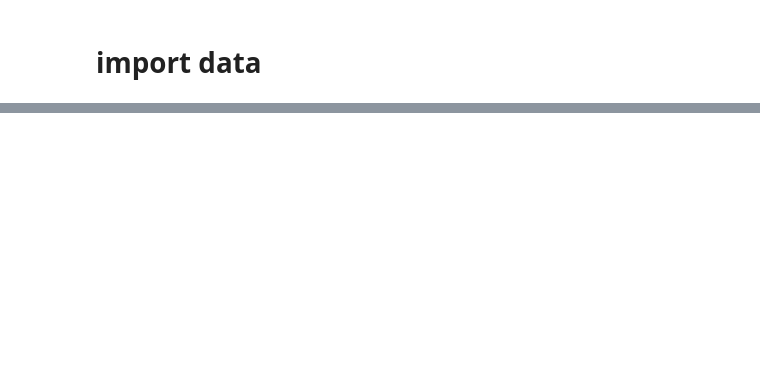
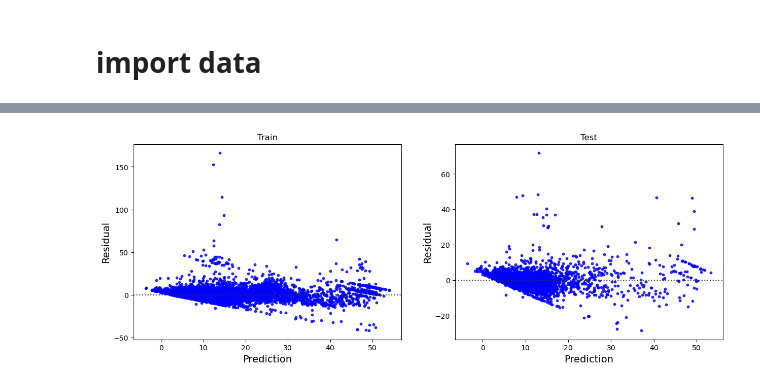
Before and after one commit to amongnikol/belajaraDataScienceJCOp, a Jupyter notebook: course3-regresi&klasifikasiLanjutan/part 6 - polynomial regression exercise.ipynb, the cells around one changed output, grey strips where cells are left out. Cells and saved outputs as stored; diff of their text form; code cells hidden in the pictures; blank space fills up the shorter version.

```diff
--- a/course3-regresi&klasifikasiLanjutan/part 6 - polynomial regression exercise.ipynb
+++ b/course3-regresi&klasifikasiLanjutan/part 6 - polynomial regression exercise.ipynb
@@ -19,0 +33,2 @@ FileNotFoundError: [Errno 2] No such file or directory: 'data/taxi_fare.csv'
+# %%
+pickup_dt = df.pickup_datetime.dt
@@ -19,0 +139,4 @@ FileNotFoundError: [Errno 2] No such file or directory: 'data/taxi_fare.csv'
+# %%
+plot_residual(x_train, y_train, x_test, y_test, model)
+# %% [output]
+[figure, added]
```
Also changed, not shown: parts of 19 cells of this notebook.
